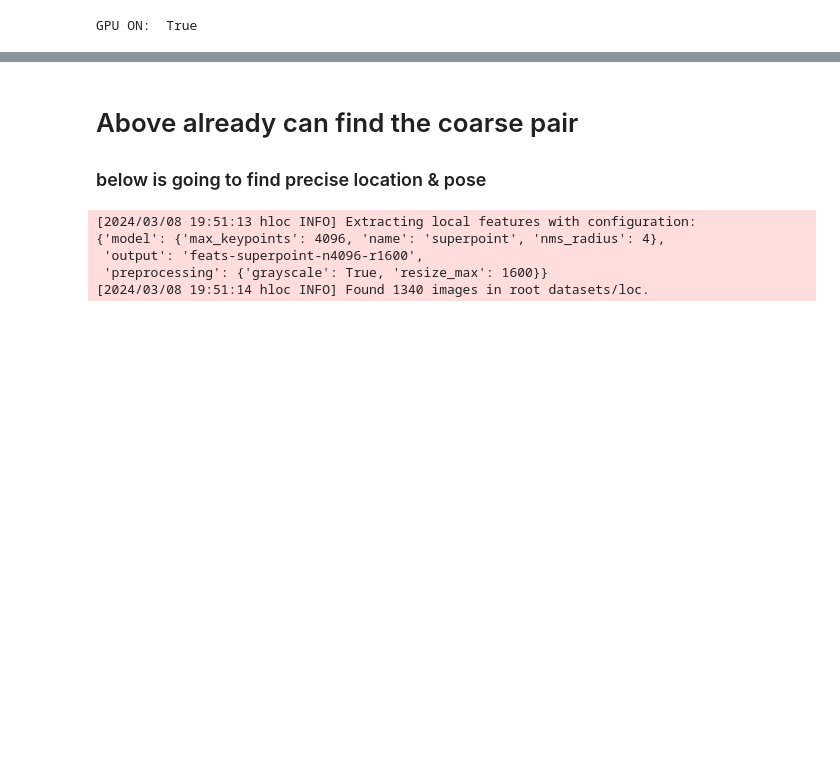
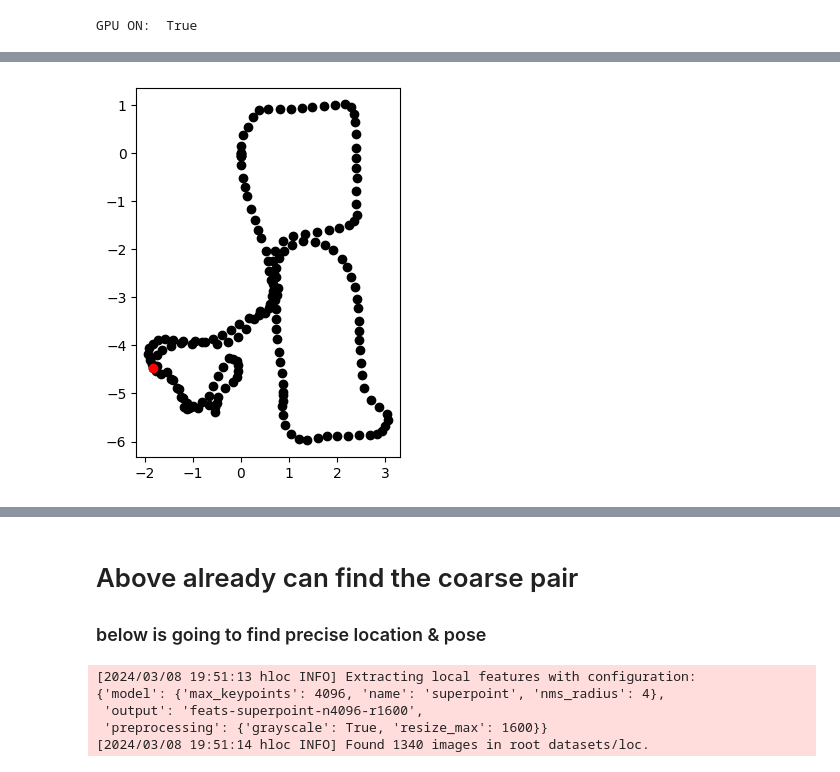
Before and after one commit to shu-chiao/HLOC_dev, a Jupyter notebook: pipeline_InLoc_indoor.ipynb, the cells around one changed output, grey strips where cells are left out. Saved outputs shown, nothing was run; the diff lists cells and outputs as text; code cells hidden in the pictures; blank space fills up the shorter version.

```diff
--- a/pipeline_InLoc_indoor.ipynb
+++ b/pipeline_InLoc_indoor.ipynb
@@ -50,0 +246,19 @@ torch.cuda.empty_cache()
+# %%
+importlib.reload(pairs_from_retrieval)
+# query test and train db saperately
+start = time.time()
+res = False
+_score = 0.8
+while not res:
+    _score -= 0.1
+    cprint("Score: " + str(_score), "green")
+    res = pairs_from_retrieval.main(retrieval_path_test, sfm_pairs_test, num_matched=3,
+                                    db_descriptors=retrieval_path_train,
+                                    query_score=_score)
+    if _score < 0.3:
+        cprint("No pairs found", "red")
+        break
+
+torch.cuda.empty_cache()
+print("Pairs found: ", res)
+cprint("Time: " + str(time.time() - start), "yellow")
@@ -50,0 +291,25 @@ torch.cuda.empty_cache()
+# %%
+# vis query results
+positions = vertices[[' position x [m]',
+                     ' position y [m]',
+                     ' position z [m]']].to_numpy()
+
+if res:
+    f_img = res[1]
+    f_name = f_img.split(".")[0]
+
+    f_row = v_img_ts_df[v_img_ts_df['img_name'] == f'{f_name}.png']
+    v_ts = f_row.iloc[0, 0]
+    v_raw = vertices[vertices[' timestamp [ns]'] == v_ts]
+    pos_np = v_raw.iloc[:, 2:5].to_numpy()
+
+
+fig, ax = plt.subplots()
+colors = np.arange(len(positions))
+
+ax.scatter(positions[:, 0], positions[:, 1], c="black")
+ax.scatter(pos_np[:, 0], pos_np[:, 1], c="red")
+ax.set_aspect('equal', adjustable='box')
+plt.show()
+# %% [output]
+[figure, added]
```
Also changed, not shown: parts of 13 cells of this notebook, 5 other files.
